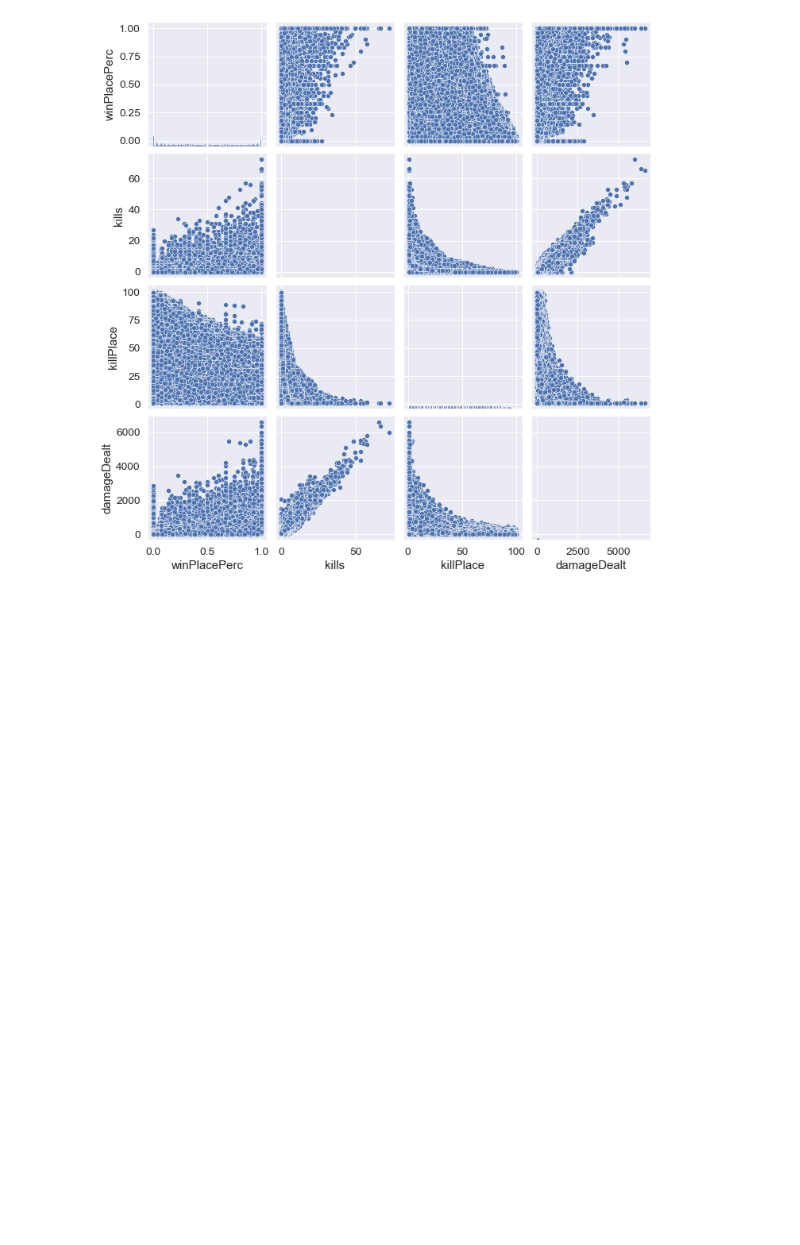
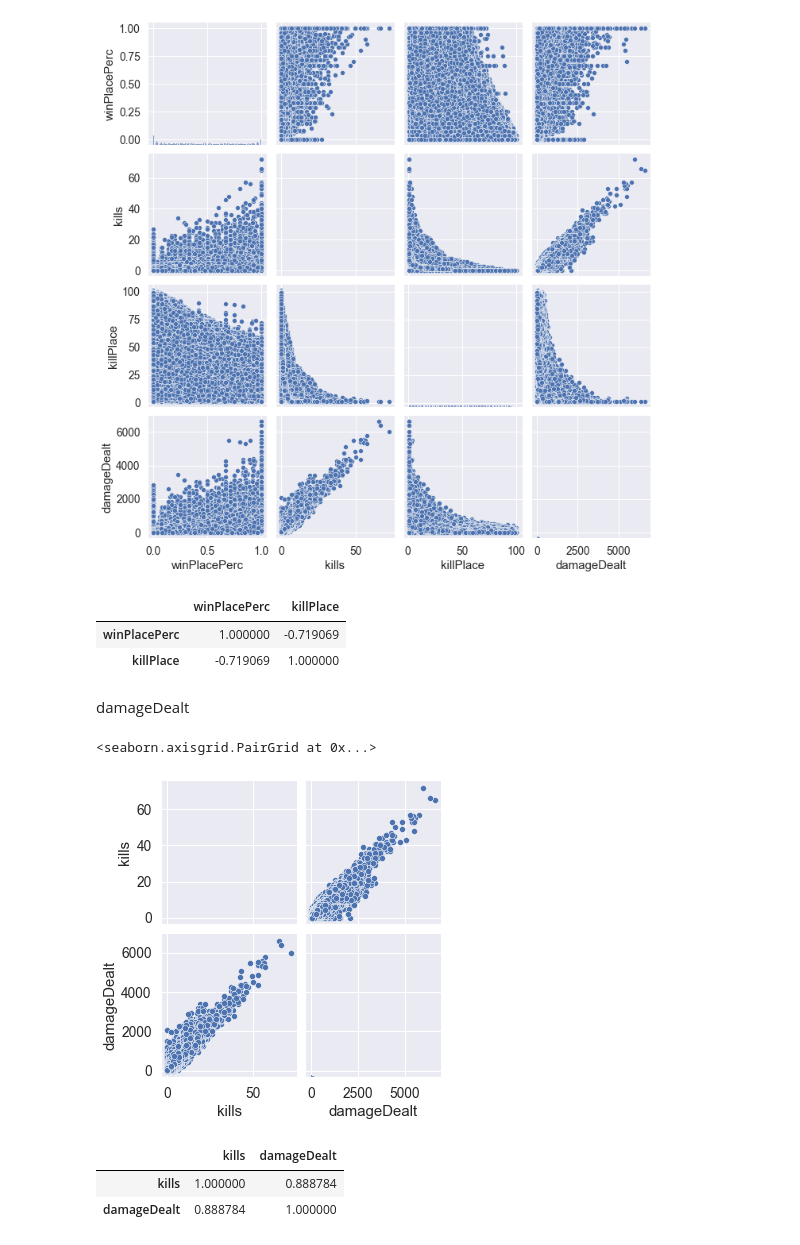
Before and after one commit to Modelling-project/pubg_modelling, a Jupyter notebook: 허재호_pubg_modelling.ipynb, the cells around one changed output. Saved outputs shown, nothing was run; the diff lists cells and outputs as text; code cells hidden in the pictures; blank space fills up the shorter version.

```diff
--- a/허재호_pubg_modelling.ipynb
+++ b/허재호_pubg_modelling.ipynb
@@ -1167,0 +320,3 @@ plt.show()
+# %%
+train = train.drop(["Id", "groupId","matchId"], axis=1)
+test = test.drop(["Id", "groupId","matchId"], axis=1)
@@ -1167,0 +345,21 @@ plt.show()
+# %%
+train['matchType'] = train['matchType'].map({
+    'solo':1,
+    'solo-fpp':2,
+    'duo':3,
+    'duo-fpp':4,
+    'squad':5,
+    'squad-fpp':6,
+    'normal-duo':7,
+    'normal-duo-fpp':8,
+    'normal-solo':9,
+    'normal-solo-fpp':10,
+    'normal-squad':11,
+    'normal-squad-fpp':12,
+    'crashfpp':13,
+    'crashtpp':14,
+    'flarefpp':15,
+    'flaretpp':16
+    })
+train = reduce_mem_usage(train)
+gc.collect()
@@ -1167,0 +391,2 @@ plt.show()
+# %%
+train.loc[(train['rankPoints']==-1), 'rankPoints'] = 0
@@ -1178 +407,22 @@ sns.pairplot(train[['winPlacePerc','kills','killPlace','damageDealt']]);
+# %%
+train[['winPlacePerc','killPlace']].corr()
+# %% [output]
+|  | winPlacePerc | killPlace |
+| winPlacePerc | 1.000000 | -0.719069 |
+| killPlace | -0.719069 | 1.000000 |
+# %%
+train = train.drop(['killPlace'], axis=1)
+# %% [markdown]
+damageDealt
+# %%
+sns.pairplot(train[['kills','damageDealt']])
+# %% [output]
+<seaborn.axisgrid.PairGrid at 0x...>
+[figure, added]
+# %%
+train[['kills','damageDealt']].corr()
+# %% [output]
+|  | kills | damageDealt |
+| kills | 1.000000 | 0.888784 |
+| damageDealt | 0.888784 | 1.000000 |
 # %%
```
Also changed, not shown: parts of 198 cells of this notebook.
